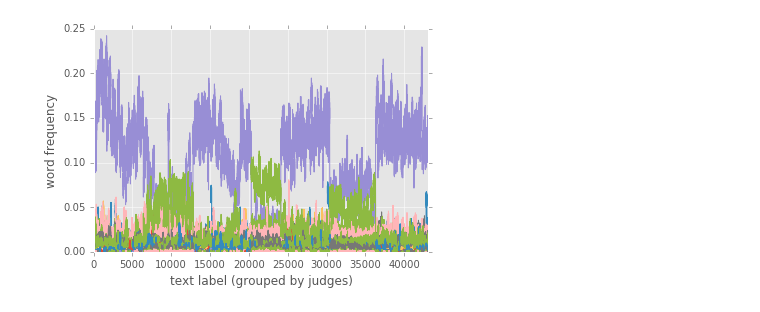
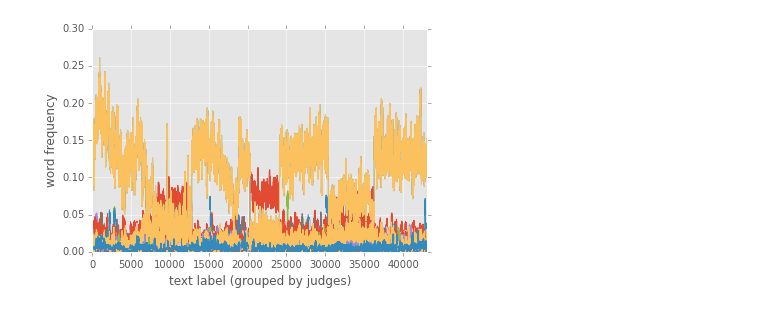
Before and after one commit to ldes89150/Linguistic_Analysis_Final_Project, a Jupyter notebook: ml_predict.ipynb, the cells around one changed output. Saved outputs shown, nothing was run; the diff lists cells and outputs as text; code cells hidden in the pictures.

```diff
--- a/ml_predict.ipynb
+++ b/ml_predict.ipynb
@@ -9,8 +30,8 @@ data = pd.read_csv("vectorized.csv", index_col=0)
 # %%
-(data.iloc[:,2:]/3000).plot(legend = False)
+(data.iloc[:,3:]/3000).plot(legend = False)
 plt.xlabel("text label (grouped by judges)")
 plt.ylabel("word frequency")
 plt.savefig("freq")
 # %% [output]
-[figure, old version]
+[figure, new version]
 # %%
```
Also changed, not shown: parts of 9 cells of this notebook, 2 other files.
